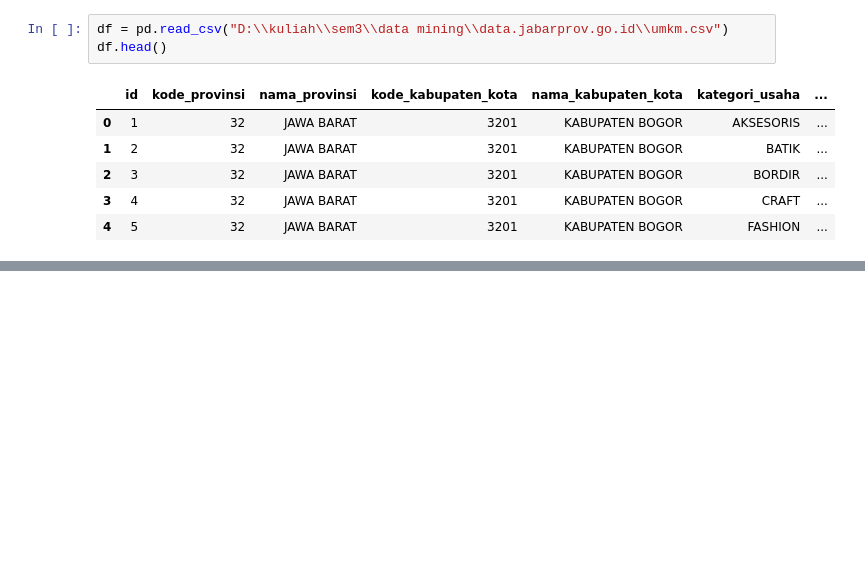
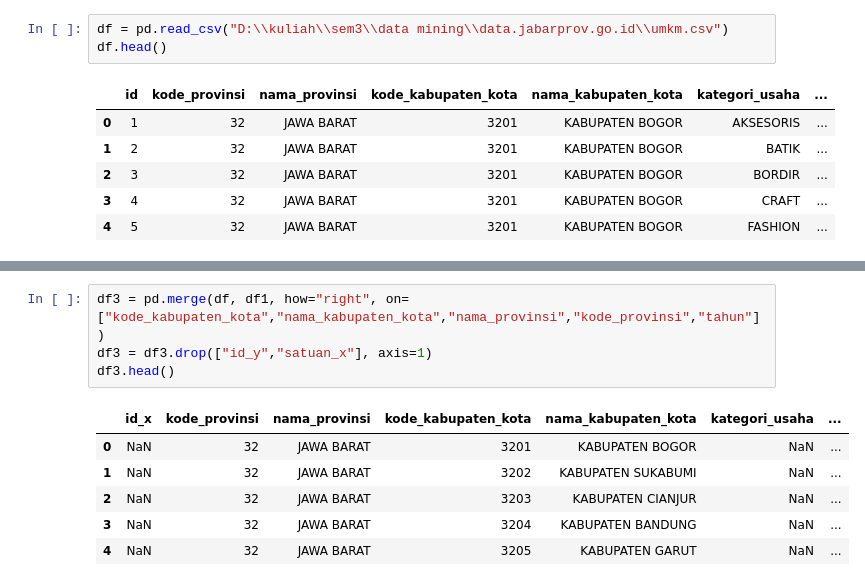
Before and after one commit to AlfiFaiz/data_mining, a Jupyter notebook: kelompok 4.ipynb, the cells around one changed output, grey strips where cells are left out. Saved outputs shown, nothing was run; the diff lists cells and outputs as text; blank space fills up the shorter version.

```diff
--- a/kelompok 4.ipynb
+++ b/kelompok 4.ipynb
@@ -35,0 +27,11 @@ memory usage: 95.0+ KB
+# %%
+df3 = pd.merge(df, df1, how="right", on=["kode_kabupaten_kota","nama_kabupaten_kota","nama_provinsi","kode_provinsi","tahun"])
+df3 = df3.drop(["id_y","satuan_x"], axis=1)
+df3.head()
+# %% [output]
+|  | id_x | kode_provinsi | nama_provinsi | kode_kabupaten_kota | nama_kabupaten_kota | kategori_usaha | ... |
+| 0 | NaN | 32 | JAWA BARAT | 3201 | KABUPATEN BOGOR | NaN | ... |
+| 1 | NaN | 32 | JAWA BARAT | 3202 | KABUPATEN SUKABUMI | NaN | ... |
+| 2 | NaN | 32 | JAWA BARAT | 3203 | KABUPATEN CIANJUR | NaN | ... |
+| 3 | NaN | 32 | JAWA BARAT | 3204 | KABUPATEN BANDUNG | NaN | ... |
+| 4 | NaN | 32 | JAWA BARAT | 3205 | KABUPATEN GARUT | NaN | ... |
```
Also changed, not shown: parts of 9 cells of this notebook.
